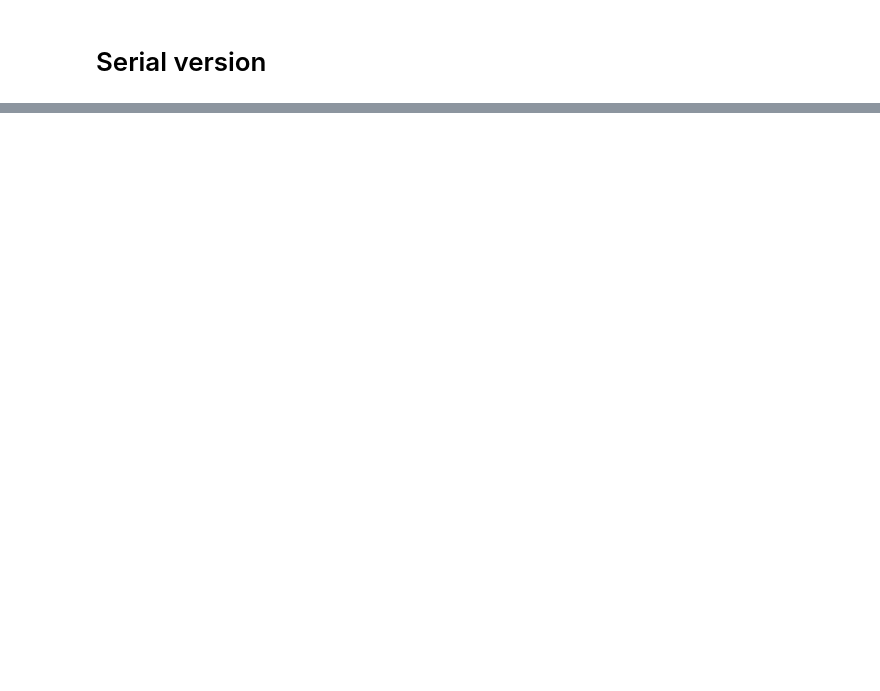
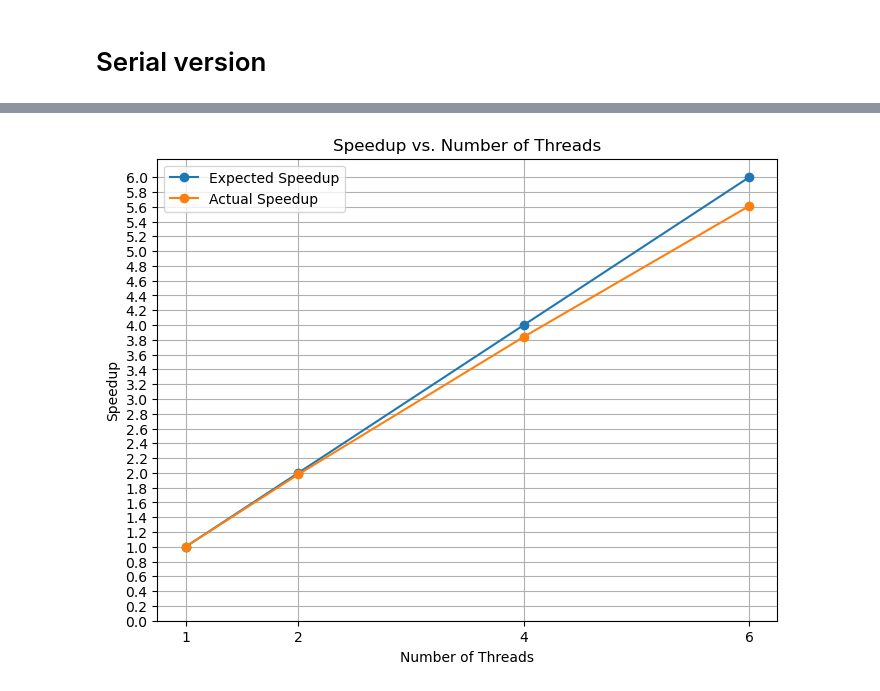
Before and after one commit to d-melita/cpd-life3d, a Jupyter notebook: plotting/Game of Life 3D - Benchmarking results.ipynb, the cells around one changed output, grey strips where cells are left out. Drawn from its saved outputs; the diff is of its cells as text; code cells hidden in the pictures; blank space fills up the shorter version.

Commit message:
update jupyter notebook to produce graph speedup/num of threads

```diff
--- a/plotting/Game of Life 3D - Benchmarking results.ipynb
+++ b/plotting/Game of Life 3D - Benchmarking results.ipynb
@@ -79,0 +73,30 @@ sns.lineplot(data=df_omp, x="n", y="speedup")
+# %%
+# Number of threads
+threads = [1, 2, 4, 6]
+
+# Speedup values (you can replace these with your own values)
+speedup_expected = threads
+speedup_actual = [1.0, 1.98, 3.84, 5.61]
+
+# Plotting
+plt.figure(figsize=(8, 6))
+
+# Plotting the expected speedup line
+plt.plot(threads, speedup_expected, marker='o', label='Expected Speedup')
+
+# Plotting the actual speedup line
+plt.plot(threads, speedup_actual, marker='o', label='Actual Speedup')
+
+# Adding labels and title
+plt.xlabel('Number of Threads')
+plt.ylabel('Speedup')
+plt.title('Speedup vs. Number of Threads')
+plt.xticks([1, 2, 4, 6])
+plt.yticks([i/10 for i in range(0, 61, 2)])  # Range from 0.0 to 6.0 with increments of 0.2
+plt.grid(True)
+plt.legend()
+
+# Displaying the plot
+plt.show()
+# %% [output]
+[figure, added]
```
Also changed, not shown: parts of 2 cells of this notebook.
